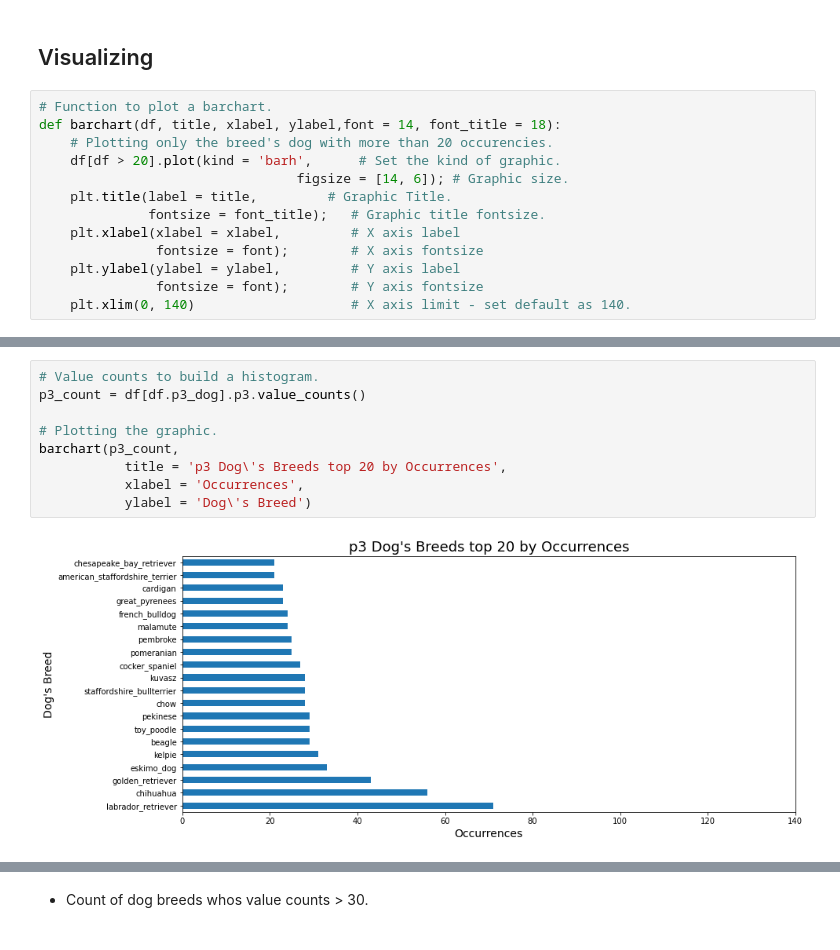
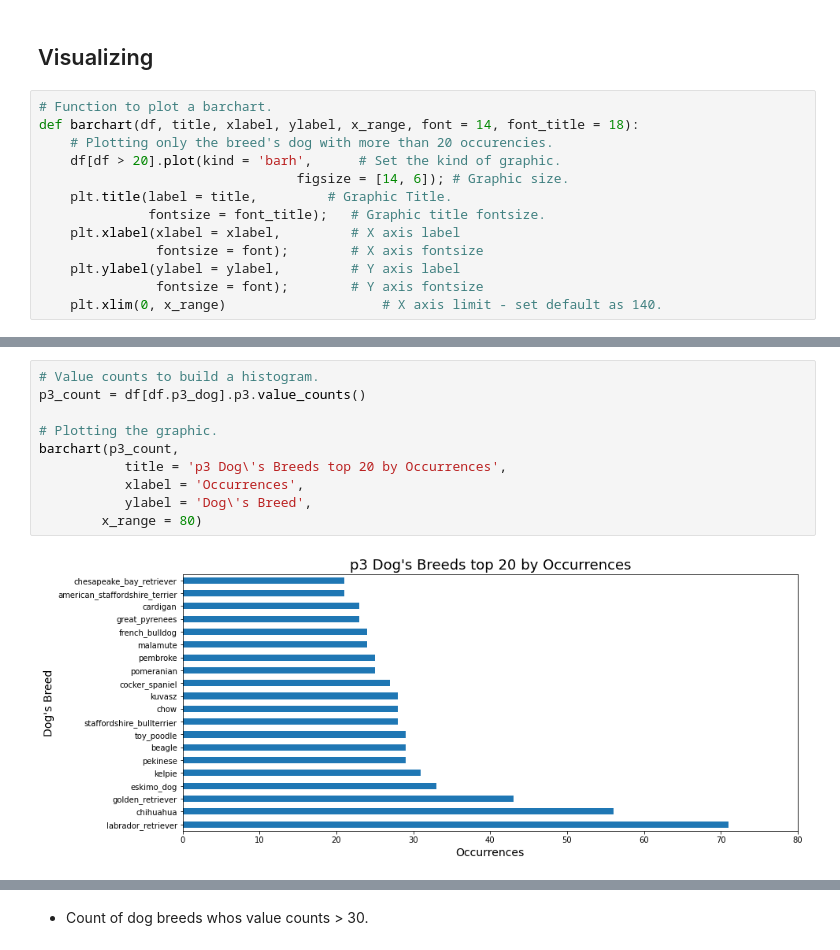
Before and after one commit to hedejan/Wrangle-and-Analyze-Data, a Jupyter notebook: wrangle_act.ipynb, the cells around one changed output, grey strips where cells are left out. Cells and saved outputs as stored; diff of their text form.

```diff
--- a/wrangle_act.ipynb
+++ b/wrangle_act.ipynb
@@ -1672,7 +1695,7 @@ _______________________________________________
 ## Visualizing
 # %%
 # Function to plot a barchart.
-def barchart(df, title, xlabel, ylabel,font = 14, font_title = 18):
+def barchart(df, title, xlabel, ylabel, x_range, font = 14, font_title = 18):
     # Plotting only the breed's dog with more than 20 occurencies.
     df[df > 20].plot(kind = 'barh',      # Set the kind of graphic.
                                  figsize = [14, 6]); # Graphic size.
@@ -1682,7 +1705,7 @@ def barchart(df, title, xlabel, ylabel,font = 14, font_title = 18):
                fontsize = font);        # X axis fontsize
     plt.ylabel(ylabel = ylabel,         # Y axis label
                fontsize = font);        # Y axis fontsize
-    plt.xlim(0, 140)                    # X axis limit - set default as 140.
+    plt.xlim(0, x_range)                    # X axis limit - set default as 140.
 # %%
 # Value counts to build a histogram.
 p1_count = df[df.p1_dog].p1.value_counts()
@@ -1708,11 +1733,12 @@ barchart(p2_count,
 # %%
 # Value counts to build a histogram.
 p3_count = df[df.p3_dog].p3.value_counts()
 
 # Plotting the graphic.
 barchart(p3_count,
            title = 'p3 Dog\'s Breeds top 20 by Occurrences',
            xlabel = 'Occurrences',
-           ylabel = 'Dog\'s Breed')
+           ylabel = 'Dog\'s Breed',
+        x_range = 80)
 # %% [output]
-[figure, old version]
+[figure, new version]
```
Also changed, not shown: parts of 51 cells of this notebook, 4 other files.
